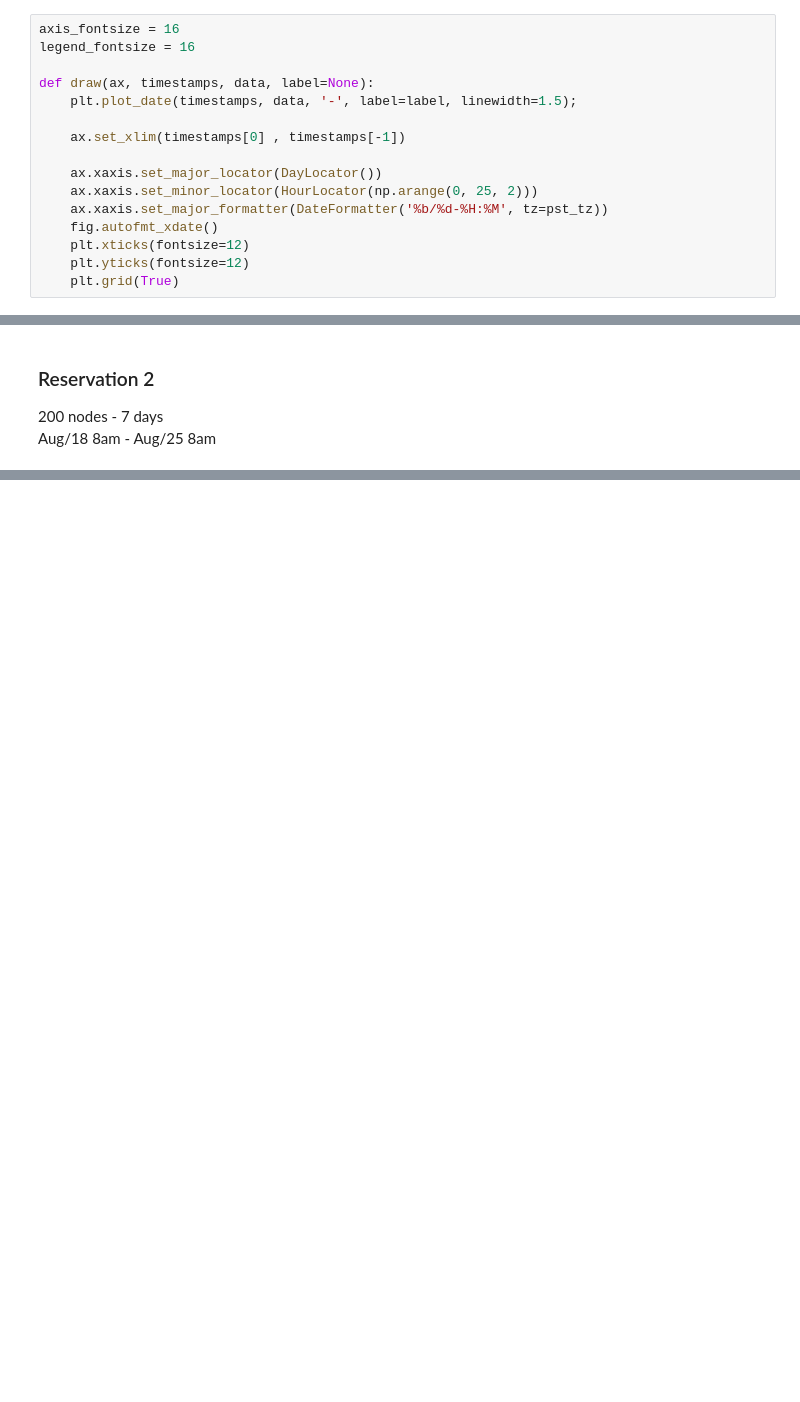
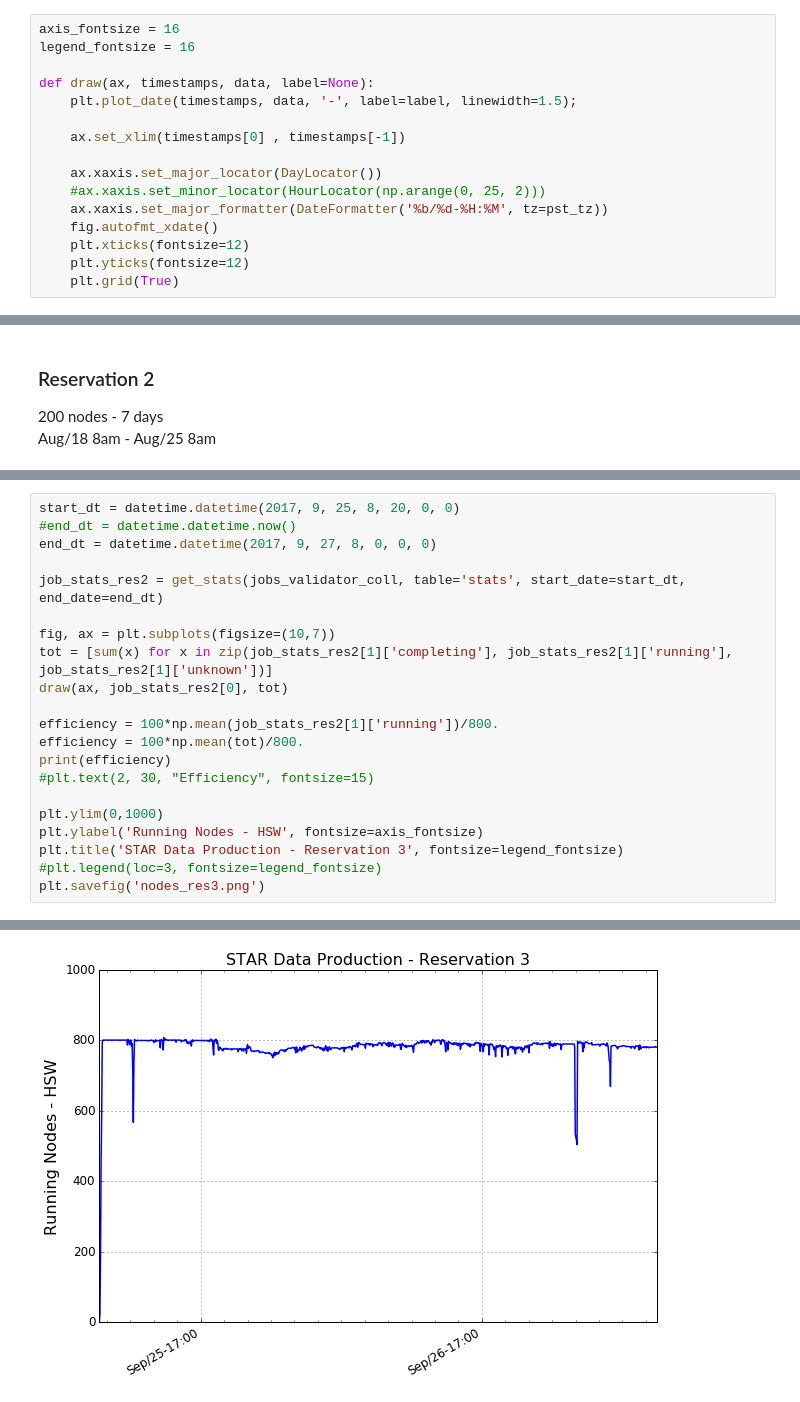
Before and after one commit to MustafaMustafa/star-cori, a Jupyter notebook: analysis/plot_reservation_stats.ipynb, the cells around one changed output, grey strips where cells are left out. Saved outputs shown, nothing was run; the diff lists cells and outputs as text; blank space fills up the shorter version.

```diff
--- a/analysis/plot_reservation_stats.ipynb
+++ b/analysis/plot_reservation_stats.ipynb
@@ -41,7 +41,7 @@ def draw(ax, timestamps, data, label=None):
     ax.set_xlim(timestamps[0] , timestamps[-1])
 
     ax.xaxis.set_major_locator(DayLocator())
-    ax.xaxis.set_minor_locator(HourLocator(np.arange(0, 25, 2)))
+    #ax.xaxis.set_minor_locator(HourLocator(np.arange(0, 25, 2)))
     ax.xaxis.set_major_formatter(DateFormatter('%b/%d-%H:%M', tz=pst_tz))
     fig.autofmt_xdate()
     plt.xticks(fontsize=12)
@@ -250,0 +238,22 @@ total_files_seen
+# %%
+start_dt = datetime.datetime(2017, 9, 25, 8, 20, 0, 0)
+#end_dt = datetime.datetime.now()
+end_dt = datetime.datetime(2017, 9, 27, 8, 0, 0, 0)
+
+job_stats_res2 = get_stats(jobs_validator_coll, table='stats', start_date=start_dt, end_date=end_dt)
+
+fig, ax = plt.subplots(figsize=(10,7))
+tot = [sum(x) for x in zip(job_stats_res2[1]['completing'], job_stats_res2[1]['running'], job_stats_res2[1]['unknown'])]
+draw(ax, job_stats_res2[0], tot)
+
+efficiency = 100*np.mean(job_stats_res2[1]['running'])/800.
+efficiency = 100*np.mean(tot)/800.
+print(efficiency)
+#plt.text(2, 30, "Efficiency", fontsize=15)
+
+plt.ylim(0,1000)
+plt.ylabel('Running Nodes - HSW', fontsize=axis_fontsize)
+plt.title('STAR Data Production - Reservation 3', fontsize=legend_fontsize)
+#plt.legend(loc=3, fontsize=legend_fontsize)
+plt.savefig('nodes_res3.png')
+# %% [output]
@@ -250,0 +268 @@ total_files_seen
+[figure, added]
```
Also changed, not shown: parts of 14 cells of this notebook.
